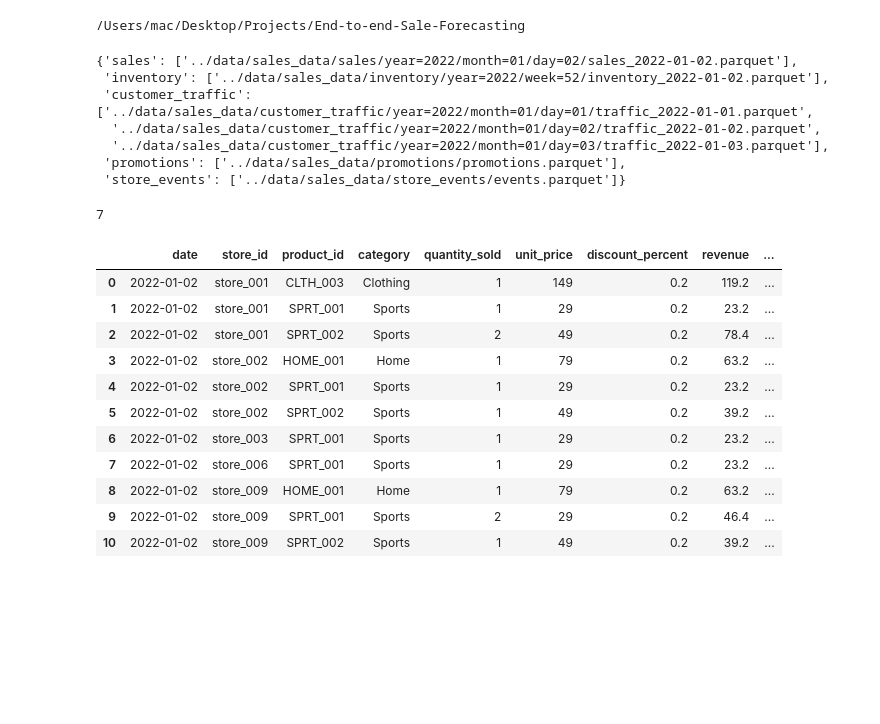
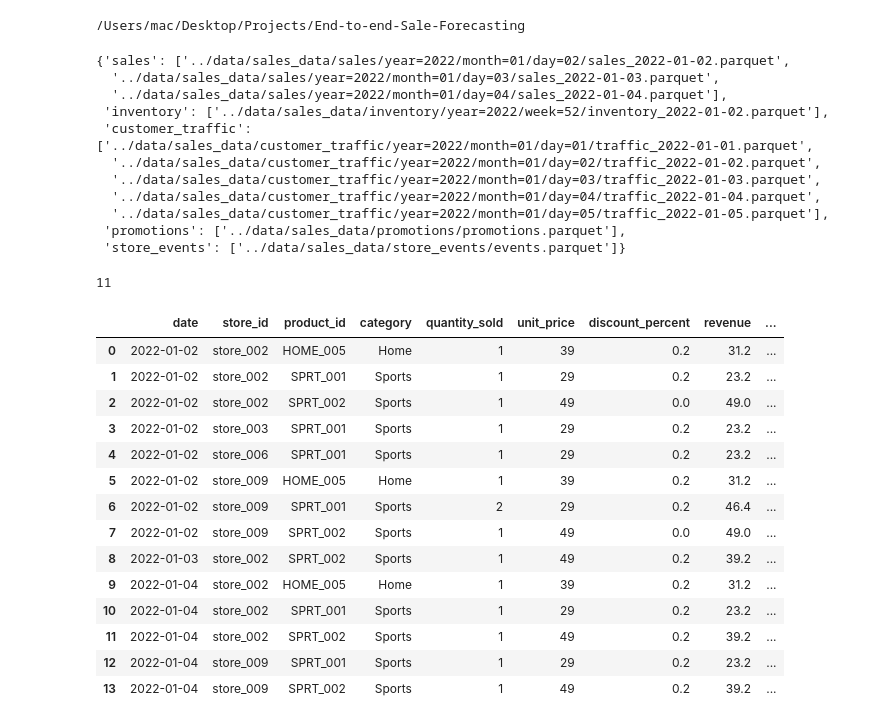
Before and after one commit to chineidu/End-to-end-Sale-Forecasting, a Jupyter notebook: notebooks/01-lab.ipynb, the cells around one changed output. Drawn from its saved outputs; the diff is of its cells as text; code cells hidden in the pictures; blank space fills up the shorter version.

```diff
--- a/notebooks/01-lab.ipynb
+++ b/notebooks/01-lab.ipynb
@@ -88,36 +81,42 @@ go_up_from_current_directory(go_up=1)
 # %%
 from src.utilities.data_gen import RealisticSalesDataGenerator
 
-gen_data = RealisticSalesDataGenerator(start_date="2022-01-01", end_date="2022-01-03")
-output_dict: dict[str, Any] = gen_data.generate_sales_data(
-    output_dir="../data/sales_data"
-)
+gen_data = RealisticSalesDataGenerator(start_date="2022-01-01", end_date="2022-01-05", seed=123)
+output_dict: dict[str, Any] = gen_data.generate_sales_data(output_dir="../data/sales_data")
 output_dict
 # %% [output]
-{'sales': ['../data/sales_data/sales/year=2022/month=01/day=02/sales_2022-01-02.parquet'],
+{'sales': ['../data/sales_data/sales/year=2022/month=01/day=02/sales_2022-01-02.parquet',
+  '../data/sales_data/sales/year=2022/month=01/day=03/sales_2022-01-03.parquet',
+  '../data/sales_data/sales/year=2022/month=01/day=04/sales_2022-01-04.parquet'],
  'inventory': ['../data/sales_data/inventory/year=2022/week=52/inventory_2022-01-02.parquet'],
  'customer_traffic': ['../data/sales_data/customer_traffic/year=2022/month=01/day=01/traffic_2022-01-01.parquet',
   '../data/sales_data/customer_traffic/year=2022/month=01/day=02/traffic_2022-01-02.parquet',
-  '../data/sales_data/customer_traffic/year=2022/month=01/day=03/traffic_2022-01-03.parquet'],
+  '../data/sales_data/customer_traffic/year=2022/month=01/day=03/traffic_2022-01-03.parquet',
+  '../data/sales_data/customer_traffic/year=2022/month=01/day=04/traffic_2022-01-04.parquet',
+  '../data/sales_data/customer_traffic/year=2022/month=01/day=05/traffic_2022-01-05.parquet'],
  'promotions': ['../data/sales_data/promotions/promotions.parquet'],
  'store_events': ['../data/sales_data/store_events/events.parquet']}
 # %%
 total_files = sum(len(paths) for paths in output_dict.values())
 total_files
 # %% [output]
-7
+11
 # %%
-pd.read_parquet(output_dict["sales"][0])
+temp_pandas: pd.DataFrame = pd.read_parquet(output_dict["sales"][:3])
+temp_pandas
 # %% [output]
 |  | date | store_id | product_id | category | quantity_sold | unit_price | discount_percent | revenue | ... |
-| 0 | 2022-01-02 | store_001 | CLTH_003 | Clothing | 1 | 149 | 0.2 | 119.2 | ... |
-| 1 | 2022-01-02 | store_001 | SPRT_001 | Sports | 1 | 29 | 0.2 | 23.2 | ... |
-| 2 | 2022-01-02 | store_001 | SPRT_002 | Sports | 2 | 49 | 0.2 | 78.4 | ... |
-| 3 | 2022-01-02 | store_002 | HOME_001 | Home | 1 | 79 | 0.2 | 63.2 | ... |
-| 4 | 2022-01-02 | store_002 | SPRT_001 | Sports | 1 | 29 | 0.2 | 23.2 | ... |
-| 5 | 2022-01-02 | store_002 | SPRT_002 | Sports | 1 | 49 | 0.2 | 39.2 | ... |
-| 6 | 2022-01-02 | store_003 | SPRT_001 | Sports | 1 | 29 | 0.2 | 23.2 | ... |
-| 7 | 2022-01-02 | store_006 | SPRT_001 | Sports | 1 | 29 | 0.2 | 23.2 | ... |
-| 8 | 2022-01-02 | store_009 | HOME_001 | Home | 1 | 79 | 0.2 | 63.2 | ... |
-| 9 | 2022-01-02 | store_009 | SPRT_001 | Sports | 2 | 29 | 0.2 | 46.4 | ... |
-| 10 | 2022-01-02 | store_009 | SPRT_002 | Sports | 1 | 49 | 0.2 | 39.2 | ... |
+| 0 | 2022-01-02 | store_002 | HOME_005 | Home | 1 | 39 | 0.2 | 31.2 | ... |
+| 1 | 2022-01-02 | store_002 | SPRT_001 | Sports | 1 | 29 | 0.2 | 23.2 | ... |
+| 2 | 2022-01-02 | store_002 | SPRT_002 | Sports | 1 | 49 | 0.0 | 49.0 | ... |
+| 3 | 2022-01-02 | store_003 | SPRT_001 | Sports | 1 | 29 | 0.2 | 23.2 | ... |
+| 4 | 2022-01-02 | store_006 | SPRT_001 | Sports | 1 | 29 | 0.2 | 23.2 | ... |
+| 5 | 2022-01-02 | store_009 | HOME_005 | Home | 1 | 39 | 0.2 | 31.2 | ... |
+| 6 | 2022-01-02 | store_009 | SPRT_001 | Sports | 2 | 29 | 0.2 | 46.4 | ... |
+| 7 | 2022-01-02 | store_009 | SPRT_002 | Sports | 1 | 49 | 0.0 | 49.0 | ... |
+| 8 | 2022-01-03 | store_002 | SPRT_002 | Sports | 1 | 49 | 0.2 | 39.2 | ... |
+| 9 | 2022-01-04 | store_002 | HOME_005 | Home | 1 | 39 | 0.2 | 31.2 | ... |
+| 10 | 2022-01-04 | store_002 | SPRT_001 | Sports | 1 | 29 | 0.2 | 23.2 | ... |
+| 11 | 2022-01-04 | store_002 | SPRT_002 | Sports | 1 | 49 | 0.2 | 39.2 | ... |
+| 12 | 2022-01-04 | store_009 | SPRT_001 | Sports | 1 | 29 | 0.2 | 23.2 | ... |
+| 13 | 2022-01-04 | store_009 | SPRT_002 | Sports | 1 | 49 | 0.2 | 39.2 | ... |
```
Also changed, not shown: parts of 11 cells of this notebook, 6 other files.
